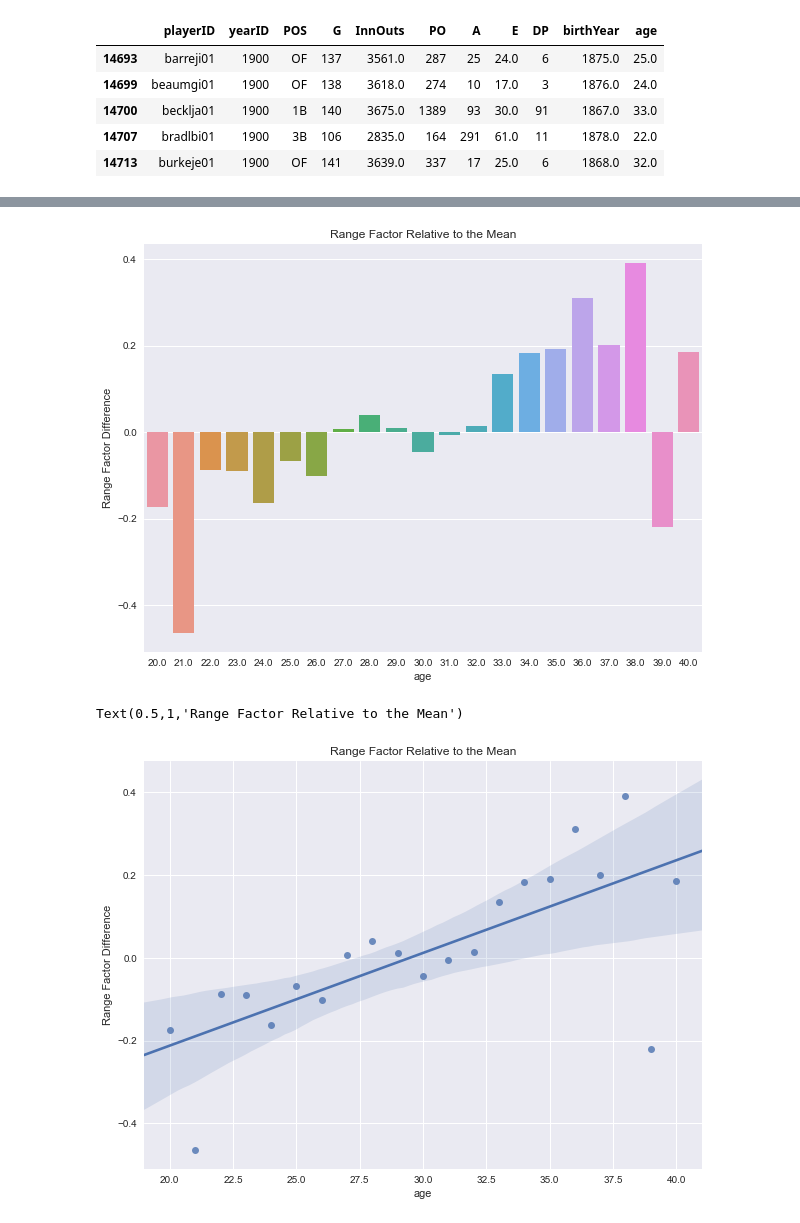
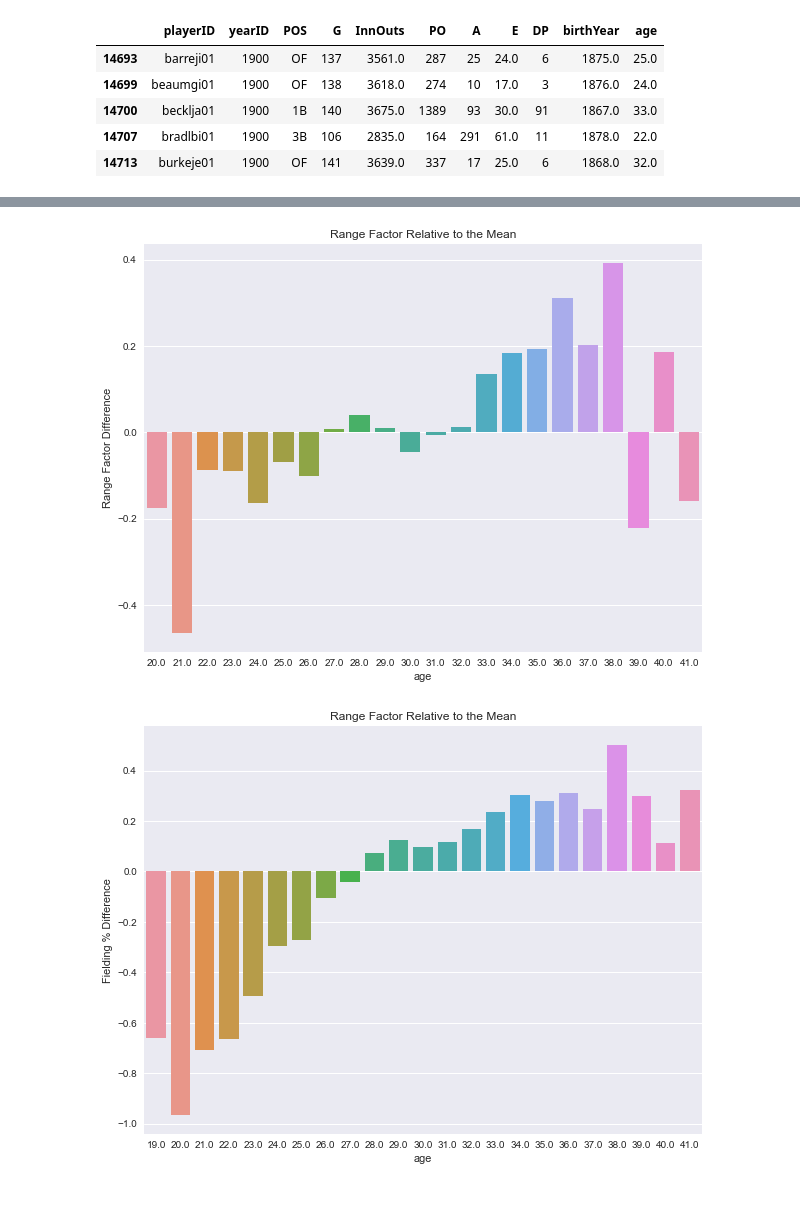
Before and after one commit to AGBarbour/Project-1, a Jupyter notebook: Fielding.ipynb, the cells around one changed output, grey strips where cells are left out. Saved outputs shown, nothing was run; the diff lists cells and outputs as text; code cells hidden in the pictures.

Commit message:
Fielding Output

```diff
--- a/Fielding.ipynb
+++ b/Fielding.ipynb
@@ -56,6 +73,7 @@ clean_df.head(10)
 | 14700 | becklja01 | 1900 | 1 | CIN | NL | 1B | 140 | NaN | 3675.0 | 1389 | 93 | ... |
 # %%
 clean_df['age'] = clean_df['yearID']-clean_df['birthYear']
+clean_df = clean_df[clean_df.age < 43]
 clean_df.head(10)
 # %% [output]
 A value is trying to be set on a copy of a slice from a DataFrame.
@@ -132,12 +164,18 @@ position_df.head()
 # %%
 year_df = position_df.groupby('yearID').mean()
 rf_avg = year_df['Range Factor'].tolist()
+fp_avg = year_df['Fielding %'].tolist()
 rf_year = year_df.index.tolist()
+fp_year = year_df.index.tolist()
 RF_Yearly_Avg = []
+fp_yearly_avg = []
 for index, row in position_df.iterrows():
     year = row['yearID']
     rf_index = rf_year.index(year)
     RF_Yearly_Avg.append(float(rf_avg[rf_index]))
+    fp_index = fp_year.index(year)
+    fp_yearly_avg.append(float(fp_avg[fp_index]))
 position_df['RF Yearly Avg'] = RF_Yearly_Avg
+position_df['FP Yearly Avg'] = fp_yearly_avg
 position_df.head()
-position_df.to_csv('Fielding Output/final_data.csv')
+# position_df.to_csv('Fielding Output/final_data.csv')
@@ -144,6 +189,6 @@ position_df.to_csv('Fielding Output/final_data.csv')
 # %%
 position_df['Range Factor Difference'] = position_df['Range Factor'] - position_df['RF Yearly Avg']
-# position_df['% ']
+position_df['Fielding % Difference'] = position_df['Fielding %'] - position_df['FP Yearly Avg']
 rf_grouped = position_df.groupby('age').mean().reset_index()
 rf_grouped.head()
 rf_grouped.to_csv('Fielding Output/age_means.csv')
@@ -267,7 +309,7 @@ LinregressResult(slope=0.008444444586640197, intercept=5.6156382525036435, rvalu
 # plt.title('Range Factor vs Age for Catchers')
 # ax.legend()
 # %%
-rf_inner = rf_grouped[rf_grouped.age < 41]
+rf_inner = rf_grouped[rf_grouped.age < 42]
 rf_inner = rf_inner[rf_inner.age > 19]
 a4_dims = (10, 7.5)
 df = rf_inner
@@ -276,15 +318,14 @@ sns.barplot(x='age',y='Range Factor Difference', data=df, ax=ax)
 plt.title('Range Factor Relative to the Mean')
 plt.savefig('Fielding Output/relative.png')
 # %% [output]
-[figure, old version]
+[figure, new version]
 # %%
-rf_inner = rf_grouped[rf_grouped.age < 41]
-rf_inner = rf_inner[rf_inner.age > 19]
+fp_inner = rf_grouped[rf_grouped.age < 42]
 a4_dims = (10, 7.5)
-df = rf_inner
+df = fp_inner
 fig, ax = plt.subplots(figsize=a4_dims)
-sns.regplot(x='age',y='Range Factor Difference', data=df, ax=ax)
+sns.barplot(x='age',y='Fielding % Difference', data=df, ax=ax)
 plt.title('Range Factor Relative to the Mean')
+plt.savefig('Fielding Output/relative_fp.png')
 # %% [output]
-Text(0.5,1,'Range Factor Relative to the Mean')
-[figure, old version]
+[figure, new version]
```
Also changed, not shown: parts of 12 cells of this notebook, 7 other files.
